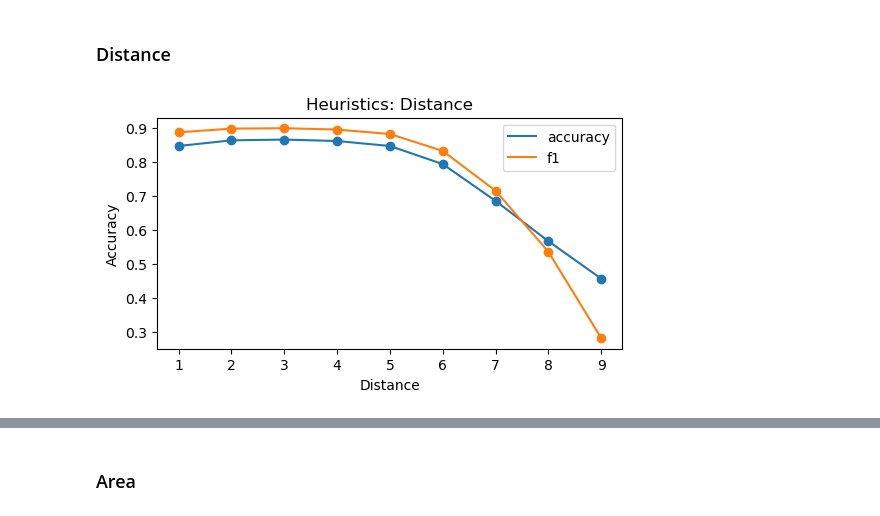
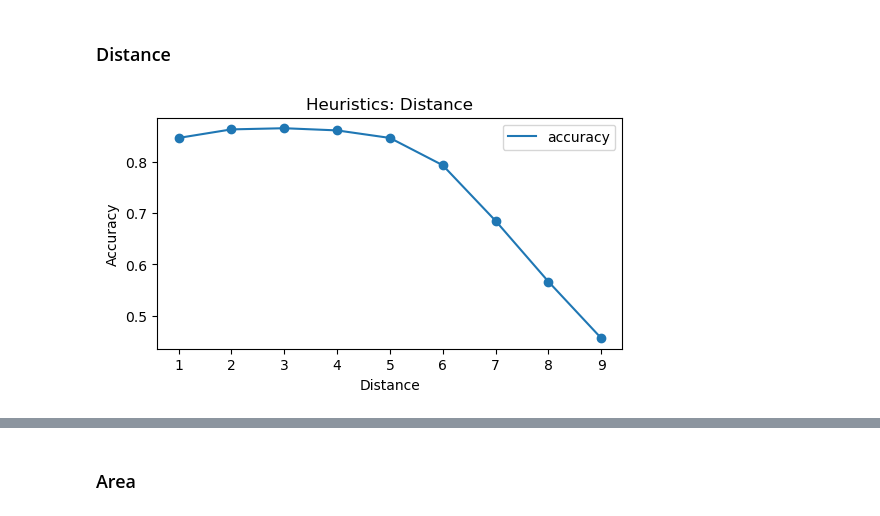
Before and after one commit to BeanHam/2024-spatial-data-integration, a Jupyter notebook: inference_results/heuristics.ipynb, the cells around one changed output, grey strips where cells are left out. Saved outputs shown, nothing was run; the diff lists cells and outputs as text; code cells hidden in the pictures.

```diff
--- a/inference_results/heuristics.ipynb
+++ b/inference_results/heuristics.ipynb
@@ -8,6 +8,7 @@ from huggingface_hub import login as hf_login
 from sklearn.metrics import accuracy_score, precision_score, recall_score, f1_score
 # %%
 ds = load_dataset("beanham/spatial_join_dataset")
+test=ds['test']
 train=ds['train']
 train_pd=train.to_pandas()
 # %% [markdown]
@@ -42,25 +43,24 @@ NameError: name 'test' is not defined
 # %%
 metrics=[1,2,3,4,5,6,7,8,9]
 test_gt=np.array(test['label'])
 accuracy=[]
 f1=[]
 for m in metrics:
     pred=np.array(test['euc_dist'])>m
     accuracy.append(accuracy_score(test_gt, pred))
     f1.append(f1_score(test_gt, pred))
-
 plt.figure(figsize=(6,3))
 plt.plot(metrics,accuracy,label='accuracy')
 plt.scatter(metrics, accuracy)
-plt.plot(metrics,f1,label='f1')
-plt.scatter(metrics, f1)
+#plt.plot(metrics,f1,label='f1')
+#plt.scatter(metrics, f1)
 plt.title('Heuristics: Distance')
 plt.ylabel('Accuracy')
 plt.xlabel('Distance')
 plt.legend()
 pass
 # %% [output]
-[figure, old version]
+[figure, new version]
 # %%
 metrics=[1,2,3,4,5,6,7,8,9,10]
 combs=list(product(metrics, metrics))
```
Also changed, not shown: parts of 4 cells of this notebook, 47 other files.
